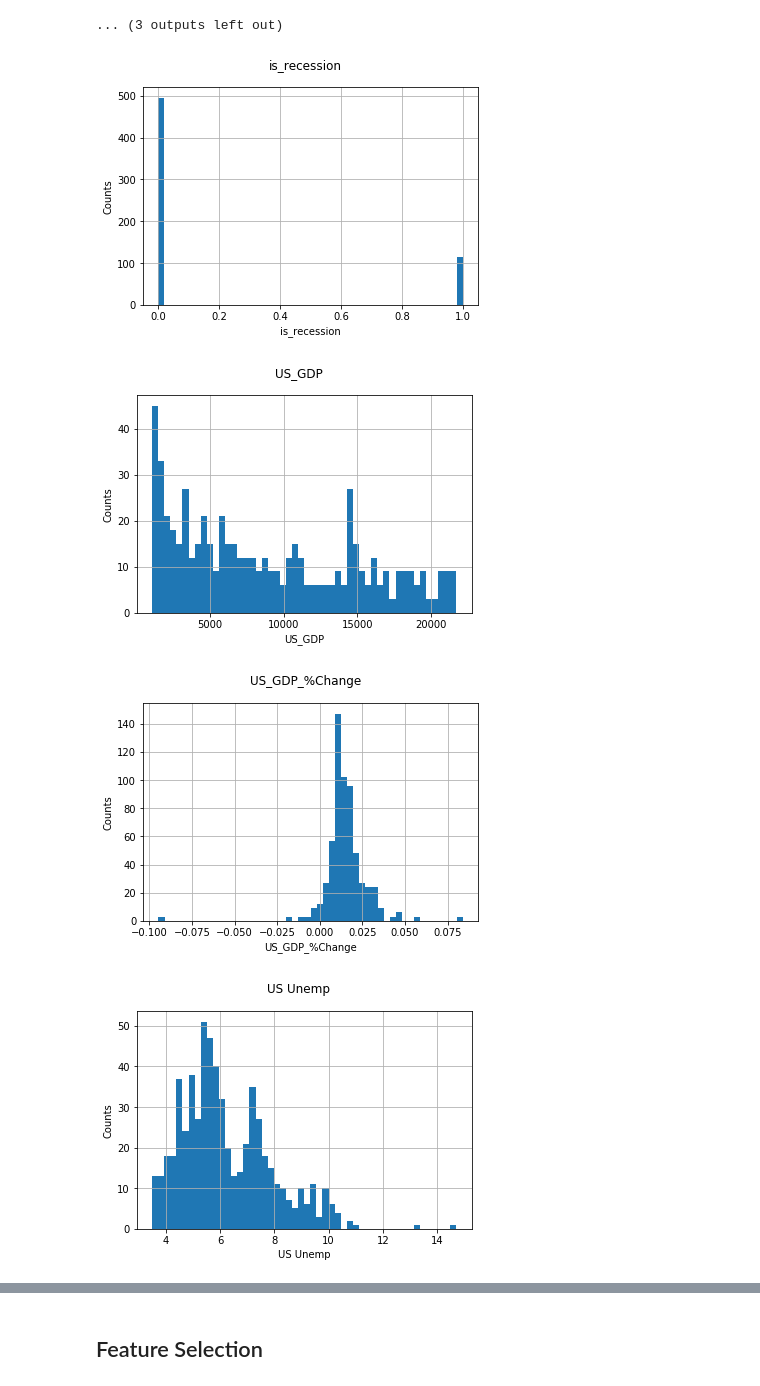
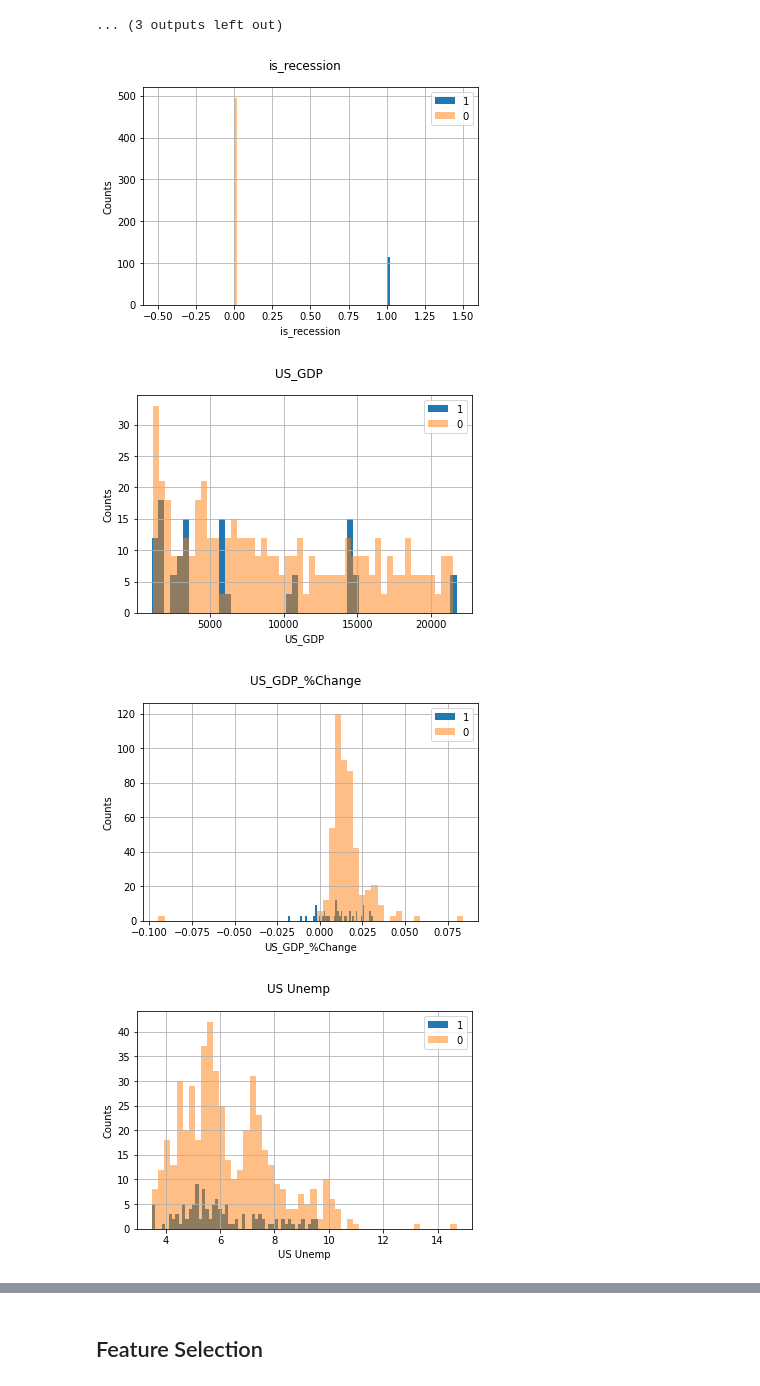
Before and after one commit to AvaneeshKolluri/MacroPredictionsProject, a Jupyter notebook: Project 2.ipynb, the cells around one changed output, grey strips where cells are left out. Saved outputs shown, nothing was run; the diff lists cells and outputs as text; code cells hidden in the pictures.

Commit message:
Added cross validation and graphs

```diff
--- a/Project 2.ipynb
+++ b/Project 2.ipynb
@@ -596,17 +596,19 @@ for column in df_merged.columns[1:]:
 # %%
 import matplotlib.pyplot as plt
 import matplotlib.gridspec as gridspec
 import seaborn as sns
 
 for column in df_merged.columns:
     fig = plt.figure()
     fig.suptitle(column)
     plt.xlabel(column)
     plt.ylabel("Counts")
-    df_merged[column].hist(bins=50)
+    df_merged.query('is_recession==1')[column].hist(bins=50, legend=True)
+    df_merged.query('is_recession==0')[column].hist(bins=50, alpha=0.5, legend=True)
+    plt.legend(['1', '0'])
     plt.show()
 # %% [output]
-[figure, old version]
+[figure, new version]
-[figure, old version]
+[figure, new version]
-[figure, old version]
+[figure, new version]
-[figure, old version]
+[figure, new version]
```
Also changed, not shown: parts of 20 cells of this notebook.
